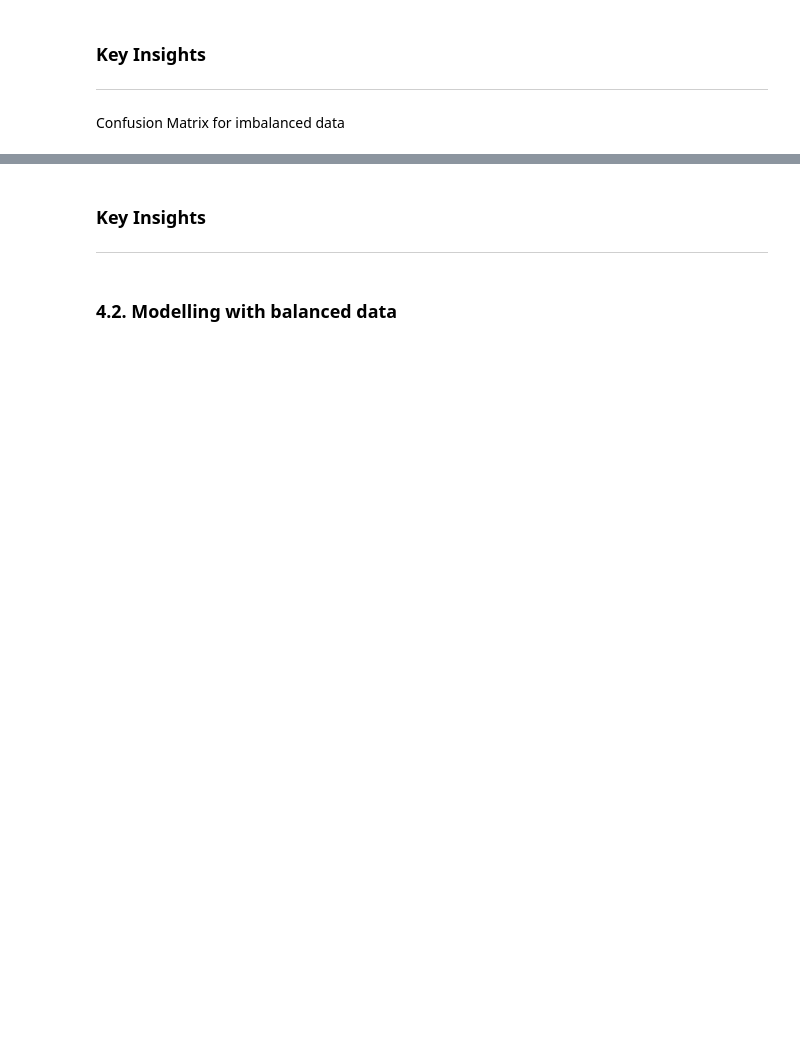
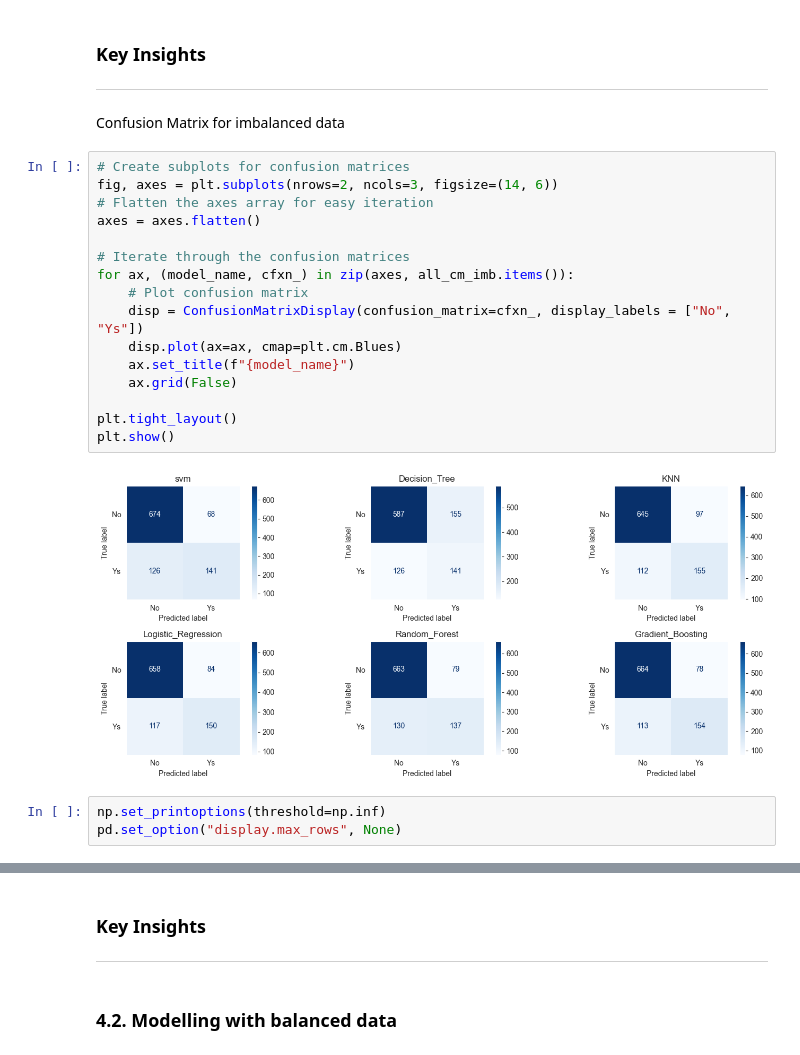
Before and after one commit to edadso/Customer-Churn-Prediction-Vodafone-Corporation, a Jupyter notebook: notebooks/project_code.ipynb, the cells around one changed output, grey strips where cells are left out. Cells and saved outputs as stored; diff of their text form; blank space fills up the shorter version.

```diff
--- a/notebooks/project_code.ipynb
+++ b/notebooks/project_code.ipynb
@@ -1225,3 +1200,24 @@ plt.show()
 -------------------------------------------
 # %% [markdown]
 Confusion Matrix for imbalanced data
+# %%
+# Create subplots for confusion matrices
+fig, axes = plt.subplots(nrows=2, ncols=3, figsize=(14, 6))
+# Flatten the axes array for easy iteration
+axes = axes.flatten()
+
+# Iterate through the confusion matrices
+for ax, (model_name, cfxn_) in zip(axes, all_cm_imb.items()):
+    # Plot confusion matrix
+    disp = ConfusionMatrixDisplay(confusion_matrix=cfxn_, display_labels = ["No", "Ys"])
+    disp.plot(ax=ax, cmap=plt.cm.Blues)
+    ax.set_title(f"{model_name}")
+    ax.grid(False)
+
+plt.tight_layout()
+plt.show()
+# %% [output]
+[figure, added]
+# %%
+np.set_printoptions(threshold=np.inf)
+pd.set_option("display.max_rows", None)
```
Also changed, not shown: parts of 34 cells of this notebook.
